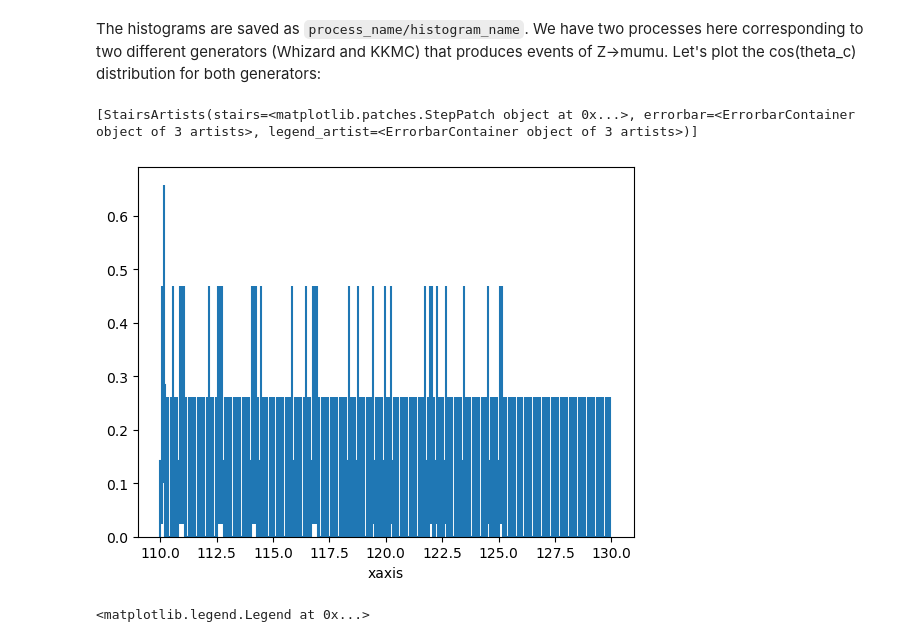
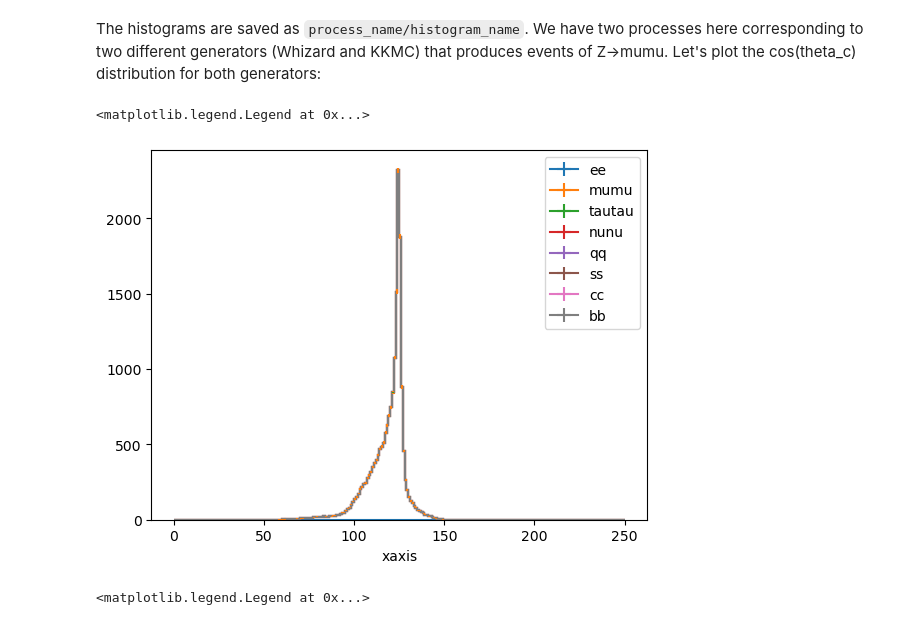
Before and after one commit to ilsanford/FCCAnalyzer, a Jupyter notebook: analyses/h_bb/h_bb.ipynb, the cells around one changed output. Cells and saved outputs as stored; diff of their text form; code cells hidden in the pictures.

Commit message:
commit before changing to include many Z decay products

```diff
--- a/analyses/h_bb/h_bb.ipynb
+++ b/analyses/h_bb/h_bb.ipynb
@@ -16,11 +16,14 @@ print(f_mumu.keys())
 # %% [markdown]
 The histograms are saved as `process_name/histogram_name`. We have two processes here corresponding to two different generators (Whizard and KKMC) that produces events of Z->mumu. Let's plot the cos(theta_c) distribution for both generators:
 # %%
-hist = f_mumu['wzp6_ee_mumuH_Hbb_ecm240/zqq_hmumu_m'].to_hist()
-hep.histplot(hist)
+z_products = ['ee', 'mumu', 'tautau', 'nunu', 'qq', 'ss', 'cc', 'bb']
+
+hists = [f_mumu[f'wzp6_ee_{i}H_Hbb_ecm240/zqq_m'].to_hist() for i in z_products]
+hep.histplot(hists, label=z_products, stack=True)
+plt.legend()
 # %% [output]
-[StairsArtists(stairs=<matplotlib.patches.StepPatch object at 0x...>, errorbar=<ErrorbarContainer object of 3 artists>, legend_artist=<ErrorbarContainer object of 3 artists>)]
+<matplotlib.legend.Legend at 0x...>
-[figure, old version]
+[figure, new version]
 # %%
 costhetac_whizard = f_mumu['wzp6_ee_nuenueZ_ecm240/zee_hmumu_m;1'].to_hist()
 costhetac_kkmc = f_mumu['kkmc_ee_mumu_ecm91p2/cosThetac'].to_hist()
```
Also changed, not shown: 1 other file.
